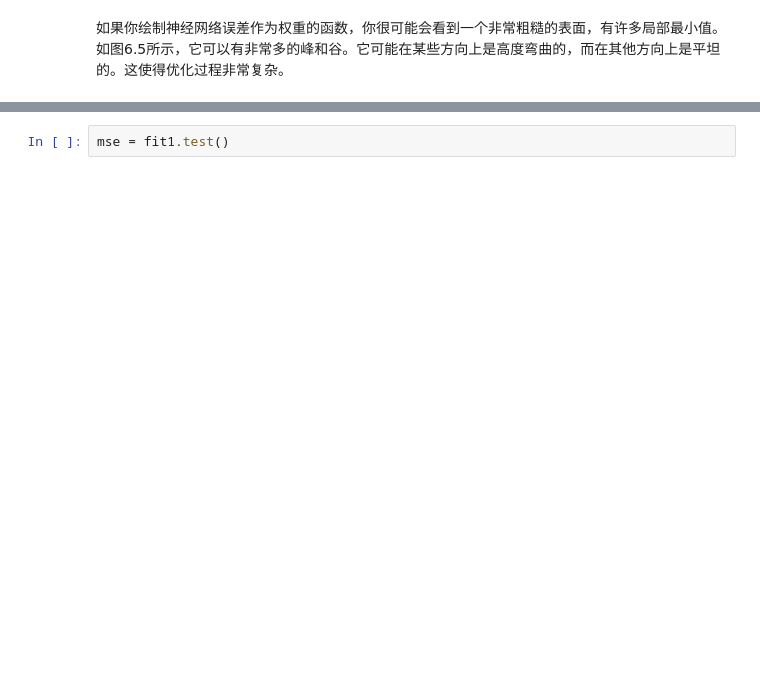
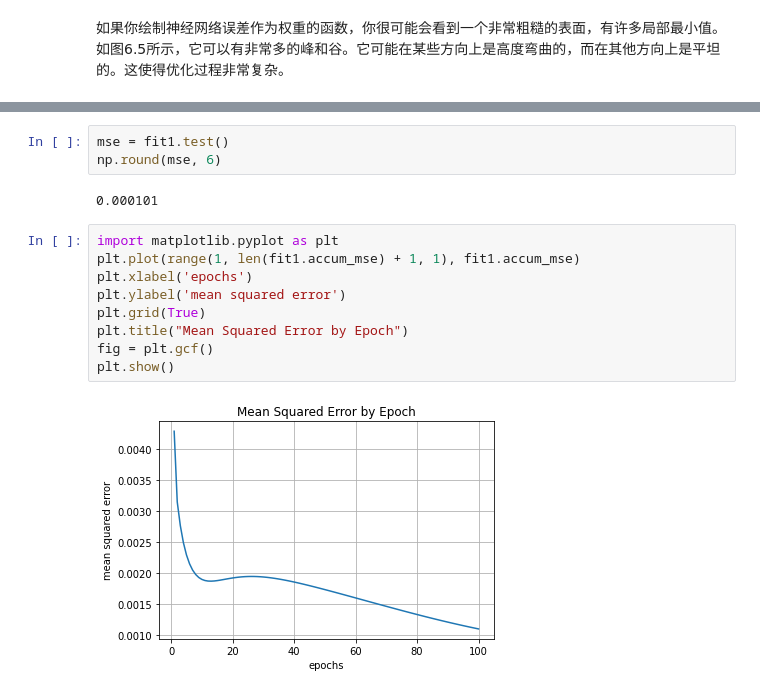
Before and after one commit to MaestroT/Deep-Time-Series-Forecasting-With-Python, a Jupyter notebook: Ch6.ipynb, the cells around one changed output, grey strips where cells are left out. Cells and saved outputs as stored; diff of their text form; blank space fills up the shorter version.

Commit message:
fix errors in Ch6

```diff
--- a/Ch6.ipynb
+++ b/Ch6.ipynb
@@ -86,2 +103,16 @@ fit1.learn ( epochs=100, show_epoch_results=True, random_testing=False )
 # %%
 mse = fit1.test()
+np.round(mse, 6)
+# %% [output]
+0.000101
+# %%
+import matplotlib.pyplot as plt
+plt.plot(range(1, len(fit1.accum_mse) + 1, 1), fit1.accum_mse)
+plt.xlabel('epochs')
+plt.ylabel('mean squared error')
+plt.grid(True)
+plt.title("Mean Squared Error by Epoch")
+fig = plt.gcf()
+plt.show()
+# %% [output]
+[figure, added]
```
Also changed, not shown: parts of 9 cells of this notebook, 1 other file.
